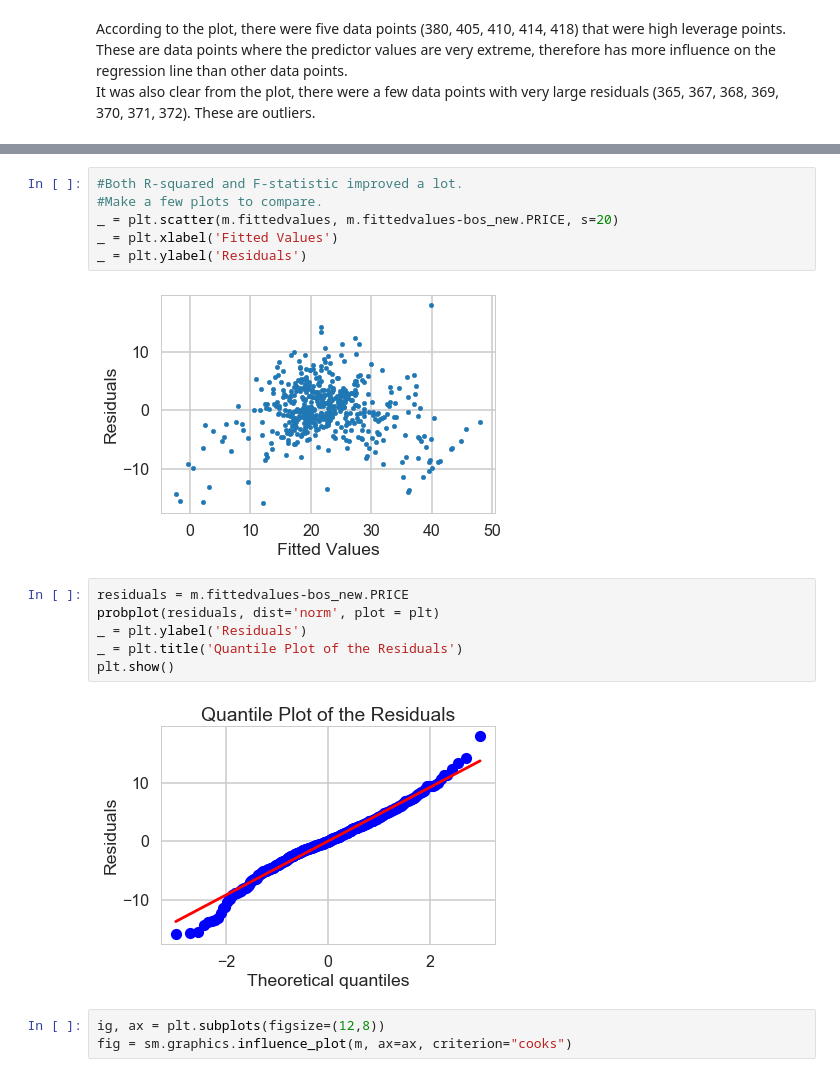
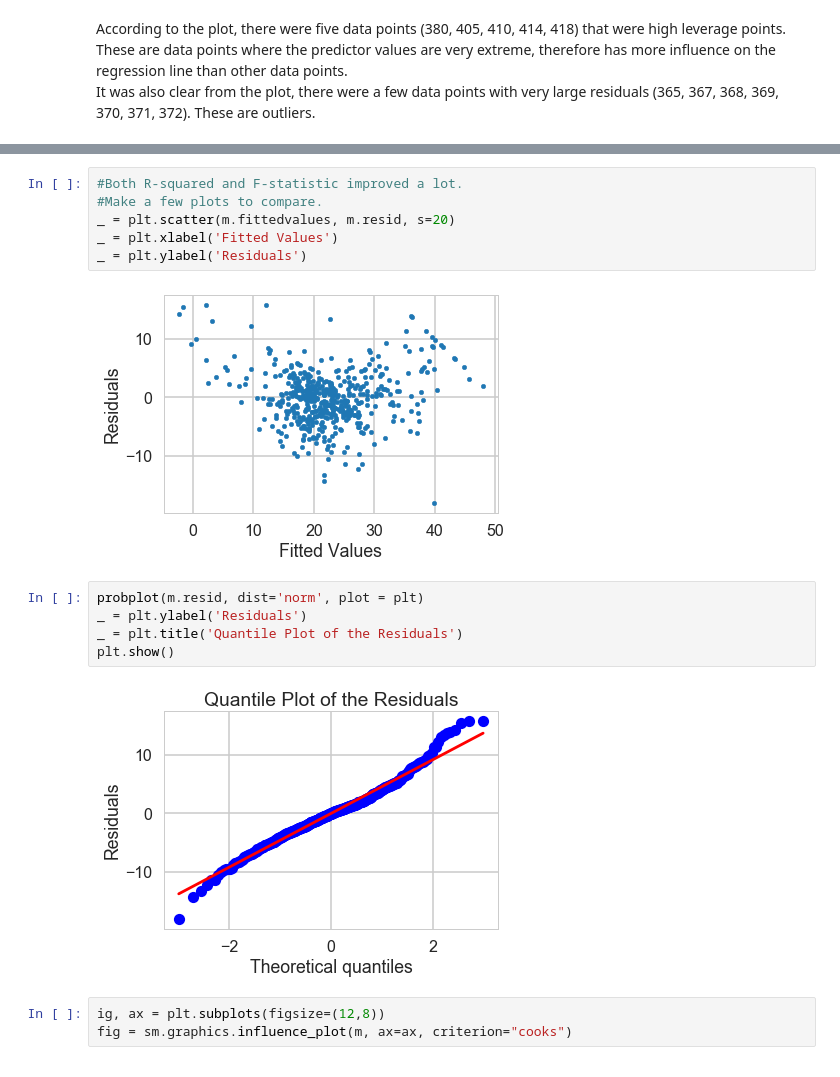
Before and after one commit to zxl124/Springboard-Data-Science, a Jupyter notebook: Mini_Project_Linear_Regression.ipynb, the cells around one changed output, grey strips where cells are left out. Cells and saved outputs as stored; diff of their text form.

```diff
--- a/Mini_Project_Linear_Regression.ipynb
+++ b/Mini_Project_Linear_Regression.ipynb
@@ -944,19 +940,18 @@ Warnings:
 # %%
 #Both R-squared and F-statistic improved a lot.
 #Make a few plots to compare.
-_ = plt.scatter(m.fittedvalues, m.fittedvalues-bos_new.PRICE, s=20)
+_ = plt.scatter(m.fittedvalues, m.resid, s=20)
 _ = plt.xlabel('Fitted Values')
 _ = plt.ylabel('Residuals')
 # %% [output]
-[figure, old version]
+[figure, new version]
 # %%
-residuals = m.fittedvalues-bos_new.PRICE
-probplot(residuals, dist='norm', plot = plt)
+probplot(m.resid, dist='norm', plot = plt)
 _ = plt.ylabel('Residuals')
 _ = plt.title('Quantile Plot of the Residuals')
 plt.show()
 # %% [output]
-[figure, old version]
+[figure, new version]
 # %%
 ig, ax = plt.subplots(figsize=(12,8))
 fig = sm.graphics.influence_plot(m, ax=ax, criterion="cooks")
```
Also changed, not shown: parts of 10 cells of this notebook.
